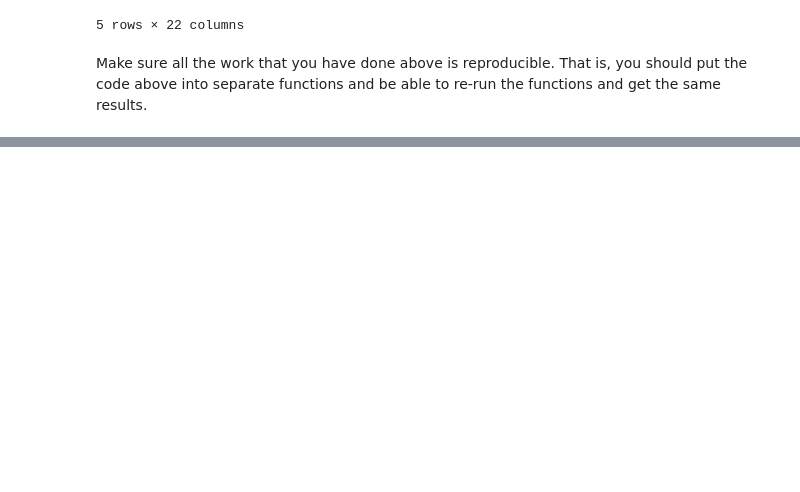
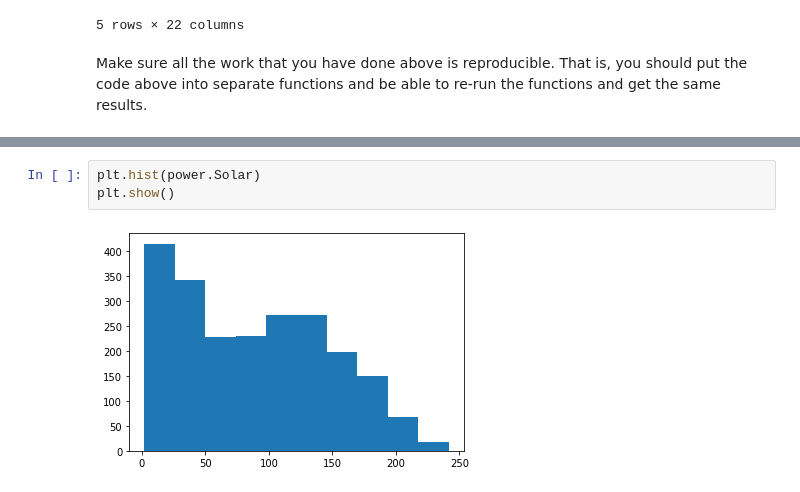
Before and after one commit to soslin/ds-methodologies-exercises, a Jupyter notebook: time_series/prepare.ipynb, the cells around one changed output, grey strips where cells are left out. Saved outputs shown, nothing was run; the diff lists cells and outputs as text; blank space fills up the shorter version.

```diff
--- a/time_series/prepare.ipynb
+++ b/time_series/prepare.ipynb
@@ -113,0 +141,5 @@ Make sure all the work that you have done above is reproducible. That is, you sh
+# %%
+plt.hist(power.Solar)
+plt.show()
+# %% [output]
+[figure, added]
```
Also changed, not shown: parts of 13 cells of this notebook.
